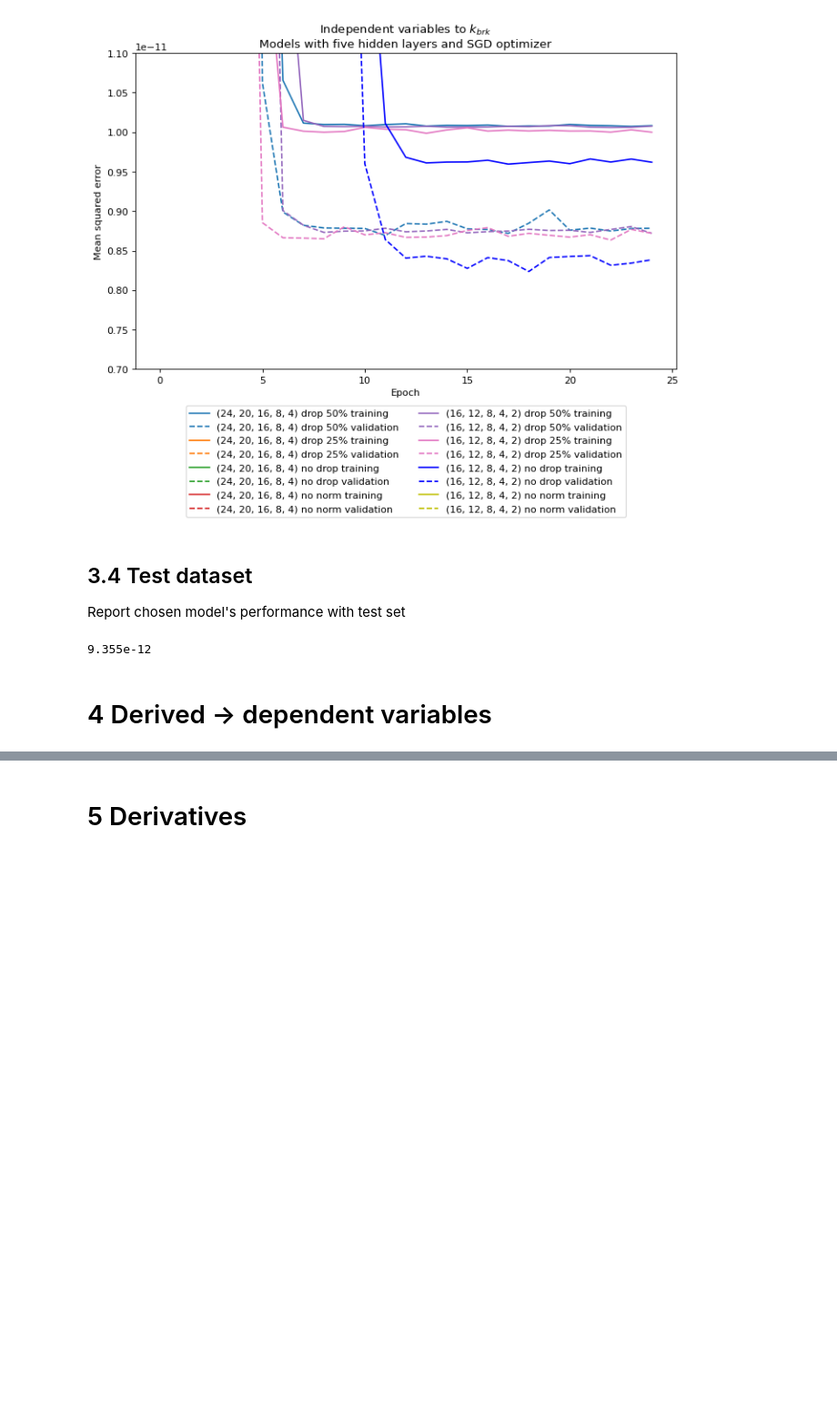
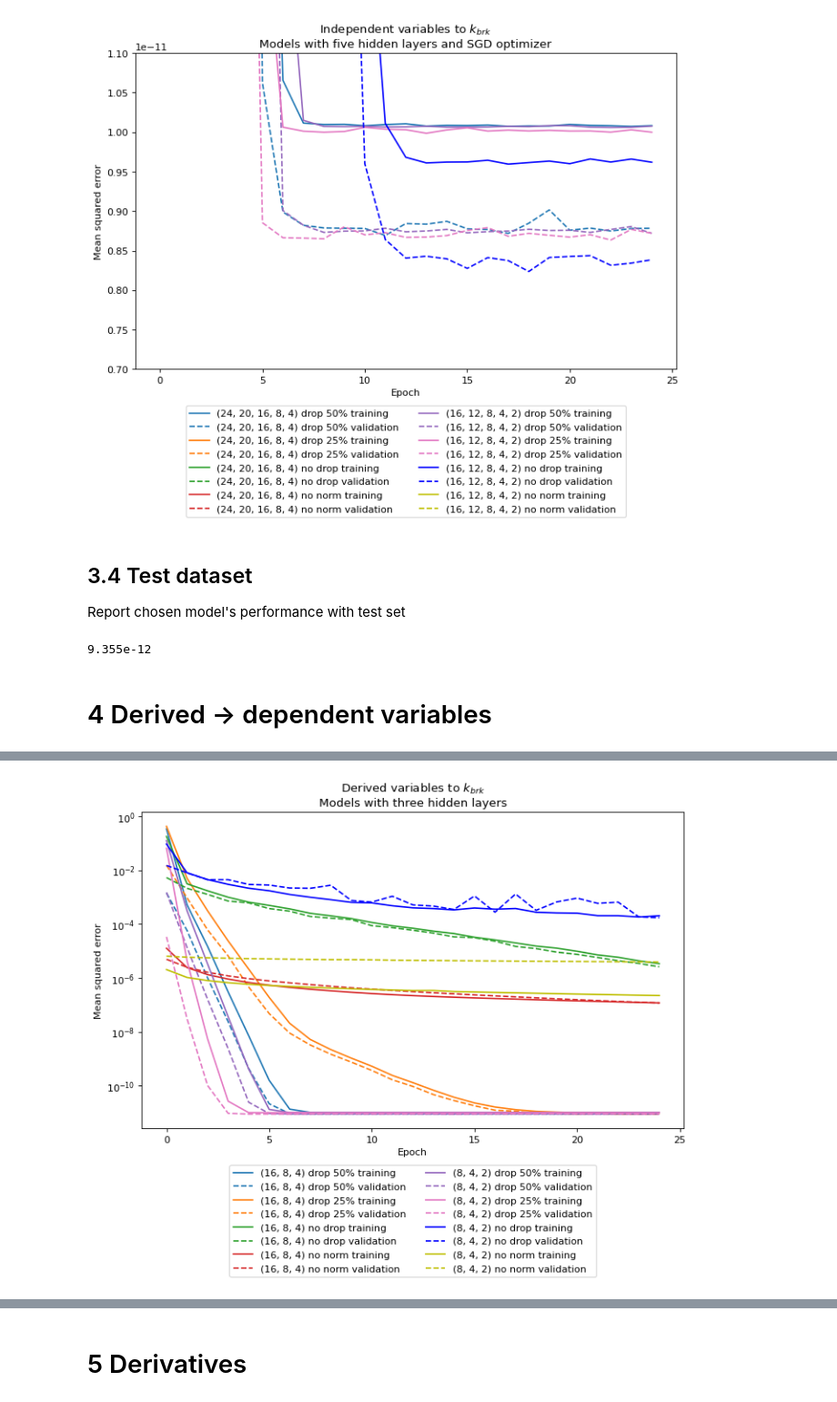
Before and after one commit to vtd9/solar_regression, a Jupyter notebook: hw2.ipynb, the cells around one changed output, grey strips where cells are left out. Shown at 91% size. Saved outputs shown, nothing was run; the diff lists cells and outputs as text; code cells hidden in the pictures; blank space fills up the shorter version.

Commit message:
1st pass defining derivatives

```diff
--- a/hw2.ipynb
+++ b/hw2.ipynb
@@ -124,9 +141,9 @@ valid_loader_indep = Data.DataLoader(dataset=valid_indep, batch_size=batch_size,
                                      shuffle=True, num_workers=n_work)
 test_loader_indep = Data.DataLoader(dataset=test_indep, batch_size=batch_size,
                                     shuffle=True, num_workers=n_work)
-train_loader_deriv= Data.DataLoader(dataset=train_indep, batch_size=batch_size,
+train_loader_deriv= Data.DataLoader(dataset=train_deriv, batch_size=batch_size,
                                     shuffle=True, num_workers=n_work)
-valid_loader_deriv = Data.DataLoader(dataset=valid_indep, batch_size=batch_size,
+valid_loader_deriv = Data.DataLoader(dataset=valid_deriv, batch_size=batch_size,
                                      shuffle=True, num_workers=n_work)
 test_loader_deriv = Data.DataLoader(dataset=test_deriv, batch_size=batch_size,
                                     shuffle=True, num_workers=n_work)
@@ -270,6 +287,8 @@ Option to configure a GPU with PyTorch. References:
 def train_loop(loader, model, loss_fun, optimizer, device='cpu'):
   '''
   Train a model for one epoch - i.e., one pass through the training data set.
+  Since gradients must be calculated anyways during training, store gradient
+  of prediction wrt to inputs and return the average over the batches.
   '''
   train_loss = 0.0
   model = model.double()
@@ -325,7 +344,7 @@ def train_epochs(train_loader, valid_loader, model, loss_fun, optimizer,
     Train and validate a model over multiple epochs.
     '''
     train_losses = torch.empty(epochs)
-    test_losses = torch.empty(epochs)
+    valid_losses = torch.empty(epochs)
     grads = torch.empty(epochs, model.n_in)
 
     if use_gpu:
@@ -337,14 +356,14 @@ def train_epochs(train_loader, valid_loader, model, loss_fun, optimizer,
     for epoch in range(epochs):
         train_losses[epoch], grads[epoch] = train_loop(train_loader, model,
             loss_fun, optimizer=optimizer, device=device)
-        test_losses[epoch] = test_loop(valid_loader, model,
+        valid_losses[epoch] = test_loop(valid_loader, model,
                                        loss_fun, device=device)
 
         if verbose:
             print('epoch: {}\ttraining loss: {:.3e}'
             '\tvalidation loss: {:.3e}'.format(
-                epoch, train_losses[epoch], test_losses[epoch]))
+                epoch, train_losses[epoch], valid_losses[epoch]))
 
-    return train_losses, test_losses
+    return train_losses, valid_losses, grads
 # %% [markdown]
 ### 2.2.1 Multiple models
@@ -608,3 +636,6 @@ print('{:.3e}'.format(test_loss))
 9.355e-12
 # %% [markdown]
 # 4 Derived &rarr; dependent variables
+# %%
+# Standard mean squared error loss function
+mse = nn.MSELoss(reduction='mean') # default reduction
@@ -610,0 +644,3 @@ print('{:.3e}'.format(test_loss))
+# %%
+m3_deriv = mult_models(len(deriv_vars), [(16, 8, 4), (8, 4, 2)], 1, lr=0.01)
+train_mult_models(m3_deriv, train_loader_deriv, valid_loader_deriv, mse, 25)
@@ -610,0 +669,7 @@ print('{:.3e}'.format(test_loss))
+# %%
+# Plot on log scale
+plot_mult_models(m3_deriv,
+                 title='Derived variables to $k_{brk}$'
+                 + '\nModels with three hidden layers')
+# %% [output]
+[figure, added]
```
Also changed, not shown: parts of 26 cells of this notebook.
